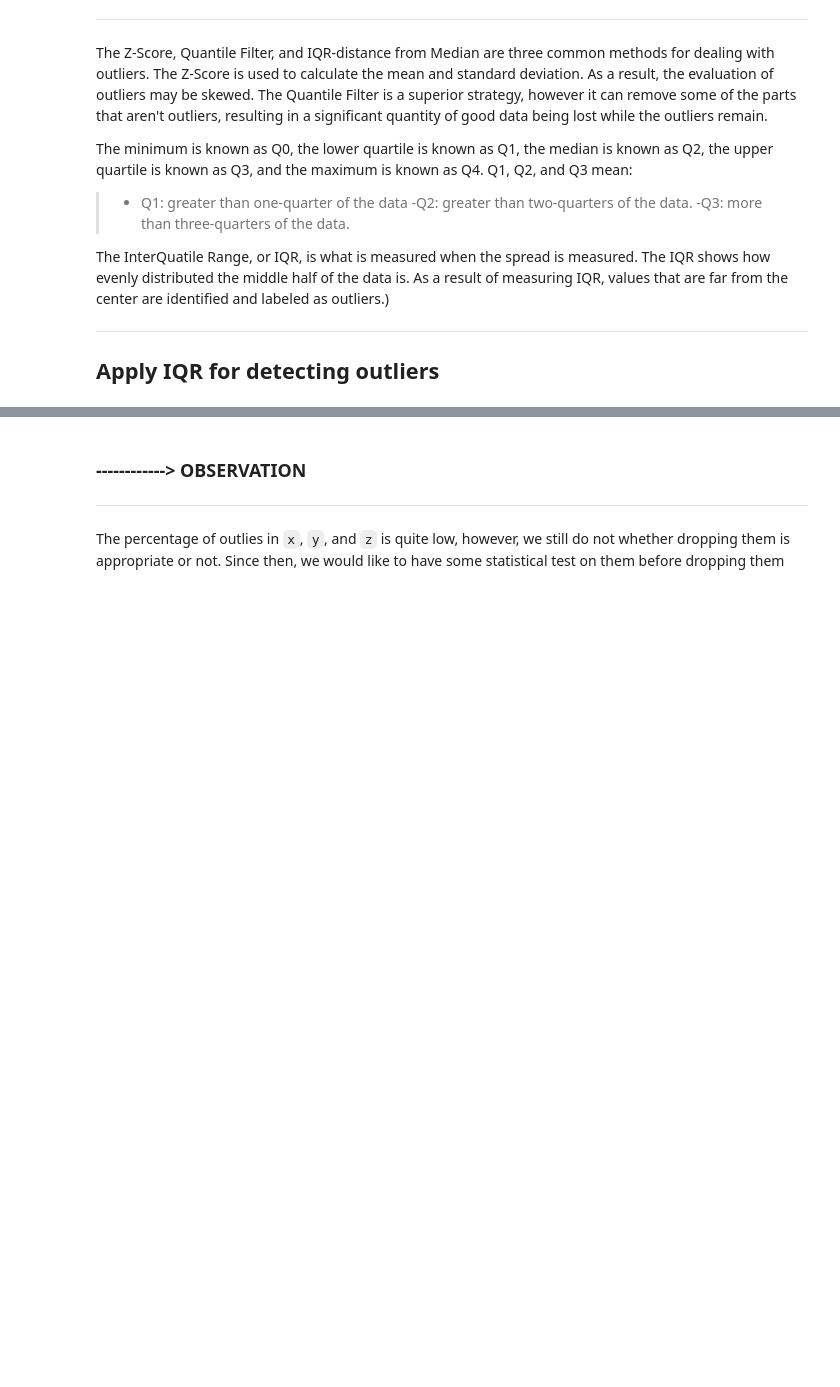
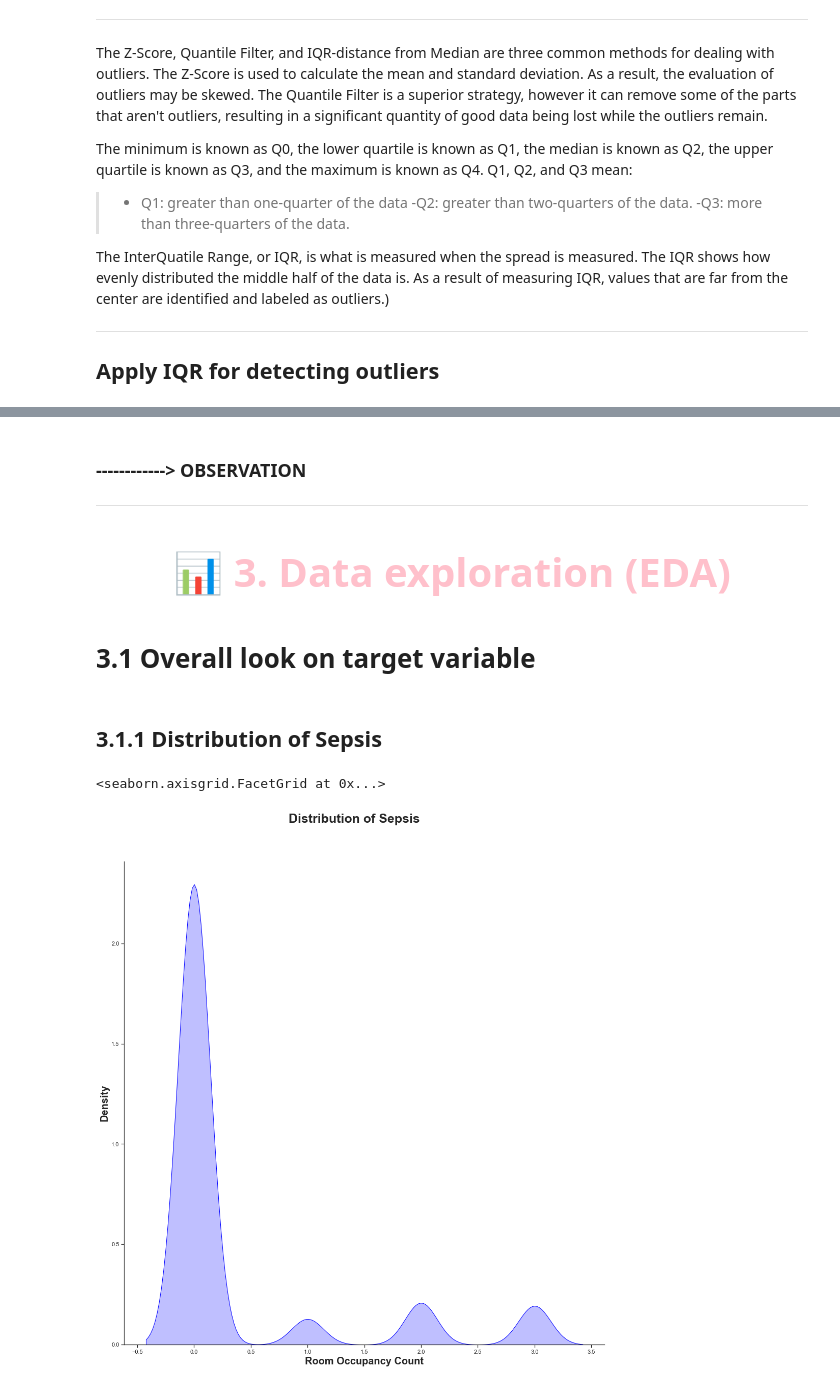
Before and after one commit to ChauHuynh1/Room-Occupancy-Estimation, a Jupyter notebook: EEET2485_GroupProject.ipynb, the cells around one changed output, grey strips where cells are left out. Drawn from its saved outputs; the diff is of its cells as text; code cells hidden in the pictures; blank space fills up the shorter version.

```diff
--- a/EEET2485_GroupProject.ipynb
+++ b/EEET2485_GroupProject.ipynb
@@ -457,4 +866,3 @@ outliers
 # %% [markdown]
 ### ------------> OBSERVATION
 ***
-The percentage of outlies in `x`, `y`, and `z` is quite low, however, we still do not whether dropping them is appropriate or not. Since then, we would like to have some statistical test on them before dropping them
@@ -462,0 +869,19 @@ ax = df.plot.hist(bins=12, alpha=0.5)
+# %% [markdown]
+<a id="3"></a>
+<h1 style="color:#ffc0cb;font-size:40px;font-family:Georgia;text-align:center;"><strong> 📊 3. Data exploration (EDA)</strong></h1>
+# %% [markdown]
+<a id="3.1"></a>
+# 3.1 Overall look on target variable
+# %% [markdown]
+<a id="3.1.1"></a>
+## 3.1.1 Distribution of Sepsis
+# %%
+# sns.displot(train, x="Survived", hue="Pclass", kind="kde", fill=True)
+plot = sns.displot(df, x="Room_Occupancy_Count", kind="kde", fill=True, color='blue', height= 14)
+
+plot.fig.suptitle("Distribution of Sepsis", fontsize=25, y=1.08, fontweight = 'bold')
+plot.set_xlabels("Room Occupancy Count", fontsize = 20, fontweight = 'bold' )
+plot.set_ylabels("Density", fontsize = 20, fontweight = 'bold')
+# %% [output]
+<seaborn.axisgrid.FacetGrid at 0x...>
+[figure, added]
```
Also changed, not shown: parts of 41 cells of this notebook.
